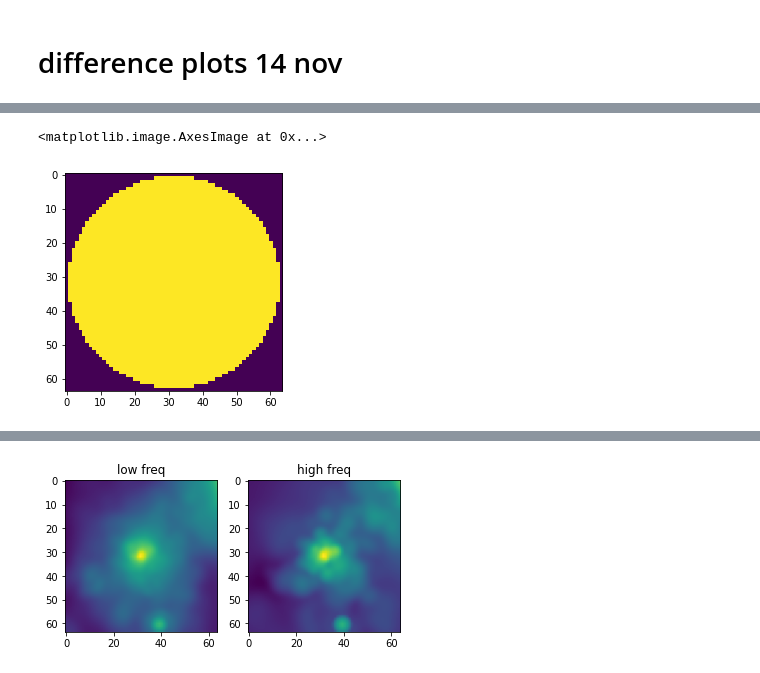
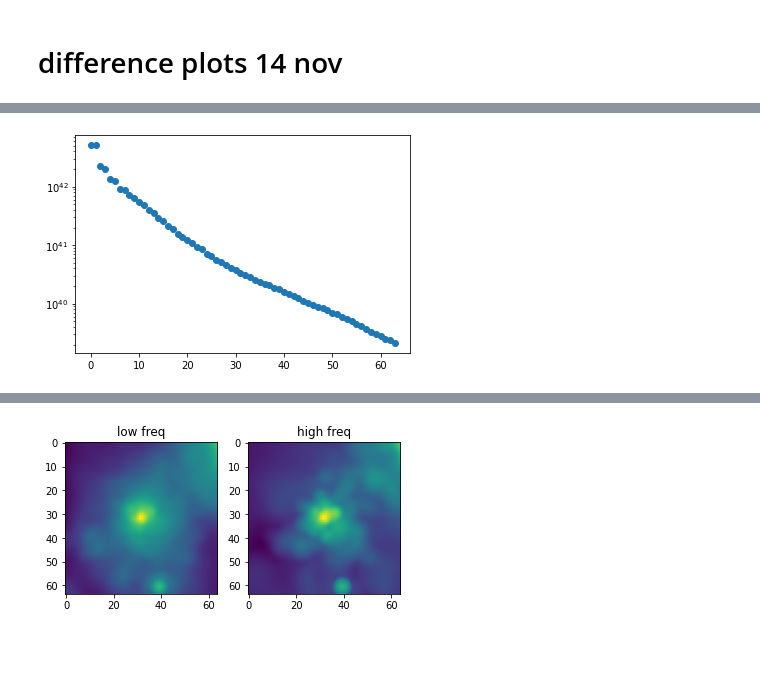
Before and after one commit to woutervantol/scriptie2, a Jupyter notebook: plots.ipynb, the cells around one changed output, grey strips where cells are left out. Drawn from its saved outputs; the diff is of its cells as text; code cells hidden in the pictures; blank space fills up the shorter version.

```diff
--- a/plots.ipynb
+++ b/plots.ipynb
@@ -120,9 +150,15 @@ plt.show()
-# %%
-# circle_mask = np.zeros(resolution, resolution)
-X, Y = np.ogrid[:resolution, :resolution]
-radius = resolution/2
-dist_from_center = np.sqrt((X + 0.5-radius)**2+(Y+0.5-radius)**2)
-plt.imshow(dist_from_center<=radius)
-# %% [output]
-<matplotlib.image.AxesImage at 0x...>
-[figure, removed]
+# %%
+densities = []
+for radius in np.linspace(1, resolution/2, resolution):
+    X, Y = np.ogrid[:resolution, :resolution]
+    dist_from_center = np.sqrt((X + 0.5-int(resolution/2))**2+(Y+0.5-int(resolution/2))**2)
+    mask_outer = dist_from_center<=radius
+    mask_inner = dist_from_center<=(radius-1)
+    densities.append(np.mean(images[0,0][mask_outer != mask_inner]))
+    # plt.imshow(mask_outer != mask_inner)
+    # plt.show()
+plt.scatter(range(len(densities)), densities)
+plt.yscale("log")
+plt.show()
+# %% [output]
+[figure, added]
```
Also changed, not shown: parts of 5 cells of this notebook, 7 other files.
